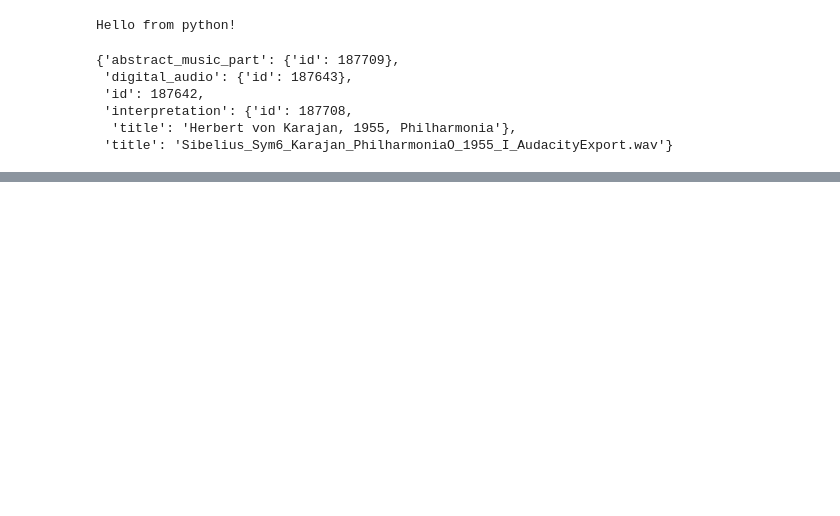
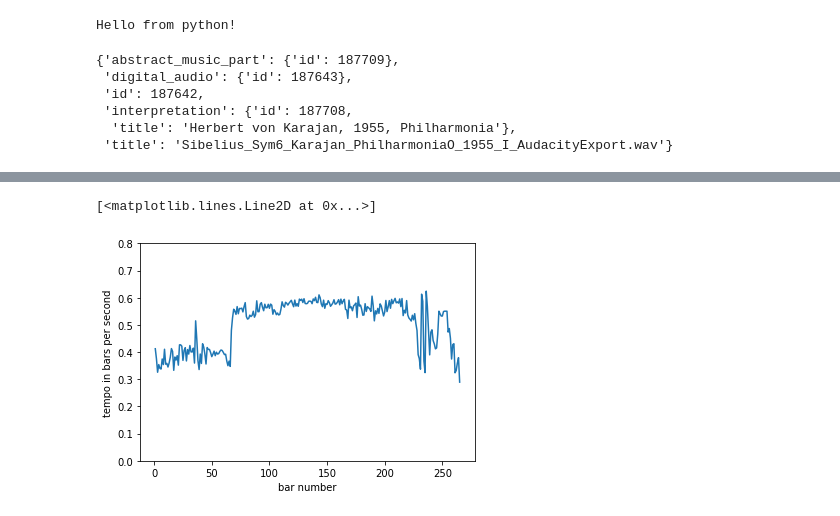
Before and after one commit to KarajanResearch/OpenMusicAnnotations, a Jupyter notebook: jupyter-omaapi/demos/Sibelius Tempocurves.ipynb, the cells around one changed output, grey strips where cells are left out. Drawn from its saved outputs; the diff is of its cells as text; code cells hidden in the pictures; blank space fills up the shorter version.

```diff
--- a/jupyter-omaapi/demos/Sibelius Tempocurves.ipynb
+++ b/jupyter-omaapi/demos/Sibelius Tempocurves.ipynb
@@ -90,0 +147,6 @@ ax.plot(time_series, np.reciprocal(previous_bar_durations))
+# %%
+# this creates a true/false filter on the beatNumber
+one_beats = data_frame['beatNumber'] == 1
+# using this filter, we select only True rows from the data_frame
+one_beats_only = data_frame[one_beats]
+one_beats_only.head()
@@ -90,0 +177,12 @@ ax.plot(time_series, np.reciprocal(previous_bar_durations))
+# %%
+# iterate the table to calculate the barDuration. skip the last row
+# because the last beat's duration cannot be calculated
+for row_index in range(column_shape[0] - 1):
+    #current_bar_start = one_beats_only["momentOfPerception"][row_index]
+    current_bar_start = one_beats_only.iloc[row_index, 3]
+    next_bar_start = one_beats_only.iloc[row_index + 1, 3]
+    duration = next_bar_start - current_bar_start
+    #write back result
+    one_beats_only.iloc[row_index, 4] = duration
+
+one_beats_only.head()
@@ -90,0 +196,11 @@ ax.plot(time_series, np.reciprocal(previous_bar_durations))
+# %%
+# add another column for the inverse value.
+# this time using some numpy features.
+# search the web for numpy
+
+# "slice" the column with the barDuration and convert it to a numpy array
+durations = one_beats_only["barDuration"].to_numpy()
+tempos = np.reciprocal(durations)
+# add the tempos. np arrays can be added as columns
+one_beats_only["barTempo"] = tempos
+one_beats_only.head()
@@ -90,0 +214,17 @@ ax.plot(time_series, np.reciprocal(previous_bar_durations))
+# %%
+# plot the tempo curve
+# x and y axes can be numpy arrays too
+x_axis = one_beats_only["barNumber"].to_numpy()
+y_axis = one_beats_only["barTempo"].to_numpy()
+
+# import plotting library
+import matplotlib.pyplot as plt
+# search the web for matplotlib
+fig, ax = plt.subplots()
+ax.set_xlabel("bar number")
+ax.set_ylabel("tempo in bars per second")
+ax.set_ylim([0,0.8])
+ax.plot(x_axis, y_axis)
+# %% [output]
+[<matplotlib.lines.Line2D at 0x...>]
+[figure, added]
```
Also changed, not shown: parts of 15 cells of this notebook, 2 other files.
